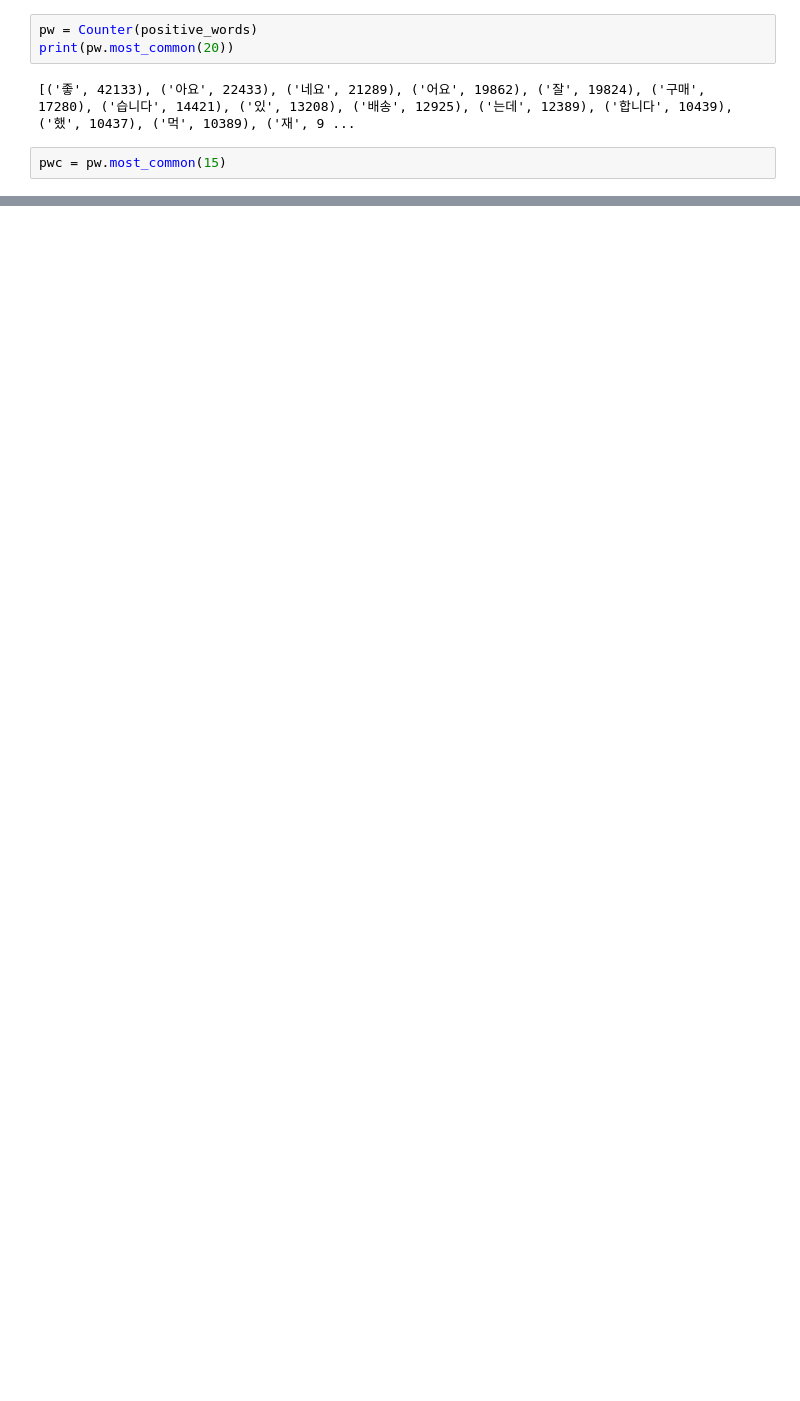
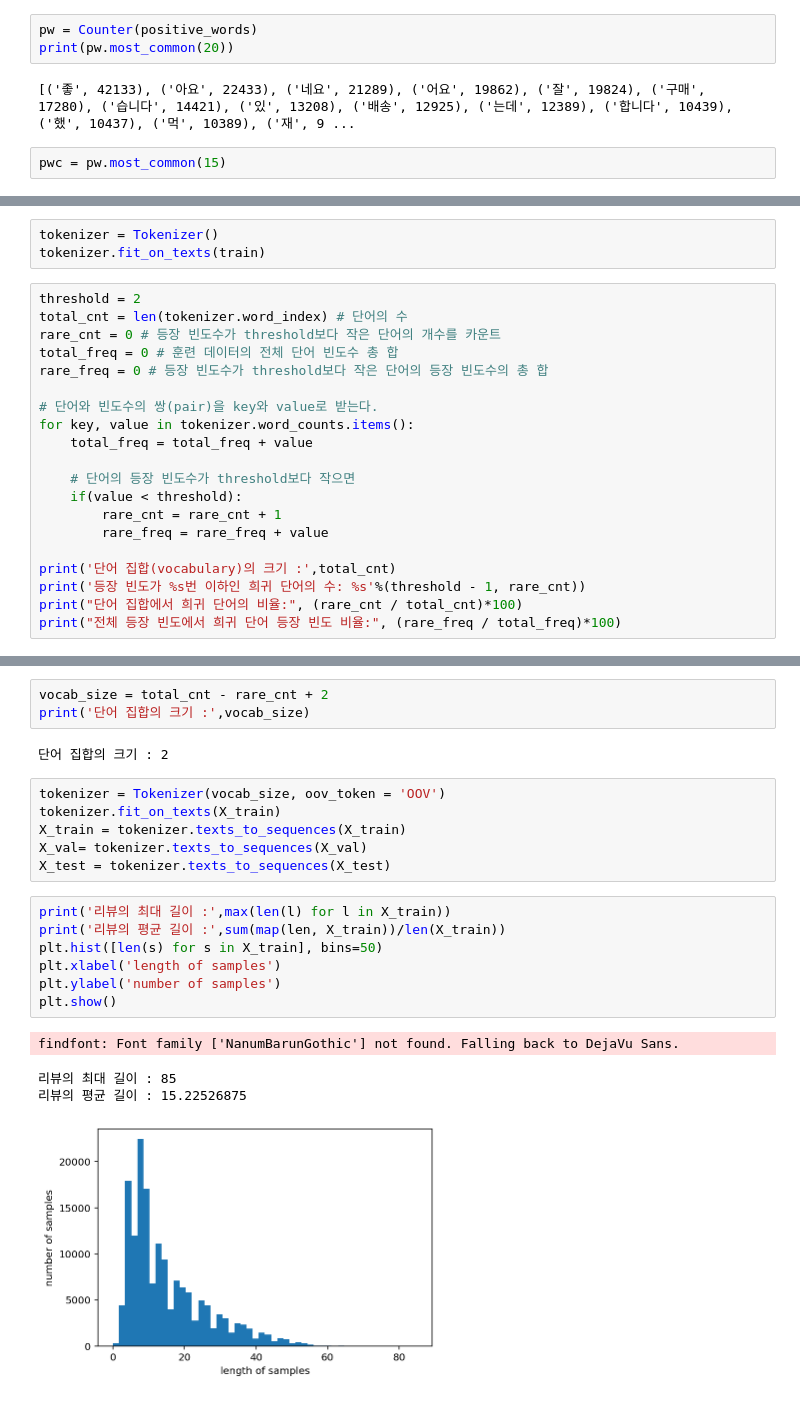
Before and after one commit to threegenie/sentiment_project, a Jupyter notebook: sentiment_project.ipynb, the cells around one changed output, grey strips where cells are left out. Saved outputs shown, nothing was run; the diff lists cells and outputs as text; blank space fills up the shorter version.

```diff
--- a/sentiment_project.ipynb
+++ b/sentiment_project.ipynb
@@ -251,0 +286,23 @@ plt.show()
+# %%
+tokenizer = Tokenizer()
+tokenizer.fit_on_texts(train)
+# %%
+threshold = 2
+total_cnt = len(tokenizer.word_index) # 단어의 수
+rare_cnt = 0 # 등장 빈도수가 threshold보다 작은 단어의 개수를 카운트
+total_freq = 0 # 훈련 데이터의 전체 단어 빈도수 총 합
+rare_freq = 0 # 등장 빈도수가 threshold보다 작은 단어의 등장 빈도수의 총 합
+
+# 단어와 빈도수의 쌍(pair)을 key와 value로 받는다.
+for key, value in tokenizer.word_counts.items():
+    total_freq = total_freq + value
+
+    # 단어의 등장 빈도수가 threshold보다 작으면
+    if(value < threshold):
+        rare_cnt = rare_cnt + 1
+        rare_freq = rare_freq + value
+
+print('단어 집합(vocabulary)의 크기 :',total_cnt)
+print('등장 빈도가 %s번 이하인 희귀 단어의 수: %s'%(threshold - 1, rare_cnt))
+print("단어 집합에서 희귀 단어의 비율:", (rare_cnt / total_cnt)*100)
+print("전체 등장 빈도에서 희귀 단어 등장 빈도 비율:", (rare_freq / total_freq)*100)
@@ -251,0 +314,23 @@ plt.show()
+# %%
+vocab_size = total_cnt - rare_cnt + 2
+print('단어 집합의 크기 :',vocab_size)
+# %% [output]
+단어 집합의 크기 : 2
+# %%
+tokenizer = Tokenizer(vocab_size, oov_token = 'OOV')
+tokenizer.fit_on_texts(X_train)
+X_train = tokenizer.texts_to_sequences(X_train)
+X_val= tokenizer.texts_to_sequences(X_val)
+X_test = tokenizer.texts_to_sequences(X_test)
+# %%
+print('리뷰의 최대 길이 :',max(len(l) for l in X_train))
+print('리뷰의 평균 길이 :',sum(map(len, X_train))/len(X_train))
+plt.hist([len(s) for s in X_train], bins=50)
+plt.xlabel('length of samples')
+plt.ylabel('number of samples')
+plt.show()
+# %% [output]
+findfont: Font family ['NanumBarunGothic'] not found. Falling back to DejaVu Sans.
+리뷰의 최대 길이 : 85
+리뷰의 평균 길이 : 15.22526875
+[figure, added]
```
Also changed, not shown: parts of 29 cells of this notebook.
